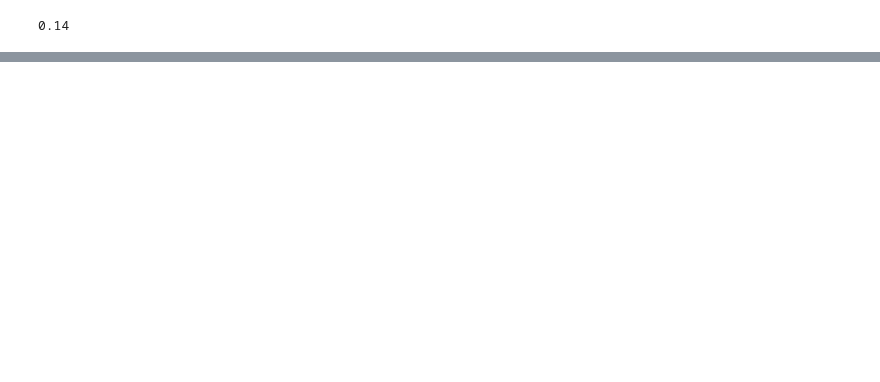
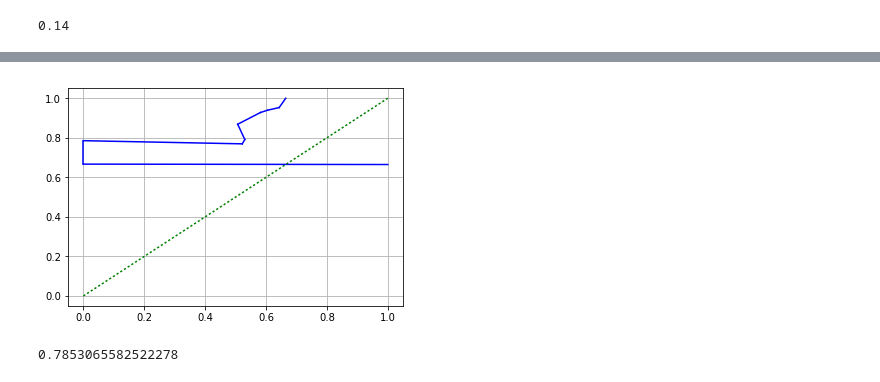
Before and after one commit to avp121/ML_DZ1, a Jupyter notebook: DZ1.ipynb, the cells around one changed output, grey strips where cells are left out. Drawn from its saved outputs; the diff is of its cells as text; code cells hidden in the pictures; blank space fills up the shorter version.

```diff
--- a/DZ1.ipynb
+++ b/DZ1.ipynb
@@ -89,13 +112,0 @@ false negative 1273
-# %%
-def CalcFP(Prob, Real, First, Last, Border):#false positive probability (fraud: P>=Border)
-    ProbArray=df[Prob]
-    TrueArray=df[Real]
-    All=Last-First+1
-    FPC=0
-    i=First
-    while i<=Last:
-        if ProbArray[i] >= Border and TrueArray[i] == "G":
-            FPC+=1
-        i+=1
-    #print (FPC, " ", All);
-    return FPC/All
@@ -170,0 +284,17 @@ Precision:  0.8205128205128205
+# %%
+#Task4
+
+def GroupProb1 (Arr1, Arr2, Arr3):
+    Group=[]
+    i=0
+    Length=Min(Min(len(Arr1), len(Arr2)), len(Arr3))
+    while i < Length:
+        Group.insert(i, (Arr1[i]+Arr2[i]+Arr3[i])/3)
+        i+=1
+    return Group
+# %%
+Group=GroupProb1 (df['p1_Fraud'], df['p2_Fraud'], df['p3_Fraud'])
+ROC_And_Gini(Group, df['CLASS'], 0.1, 1)#Wrong graph
+# %% [output]
+[figure, added]
+0.7853065582522278
```
Also changed, not shown: parts of 19 cells of this notebook.
